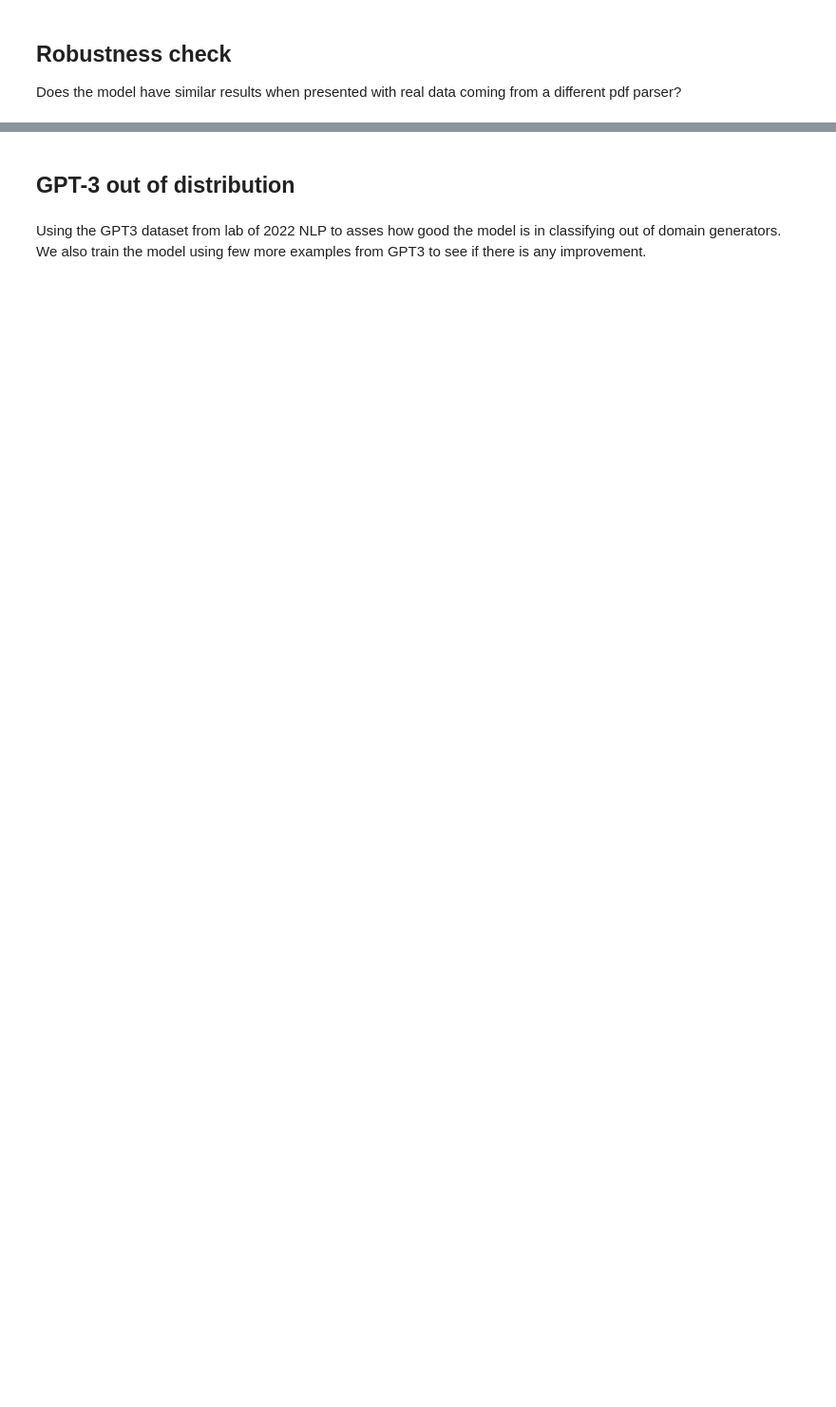
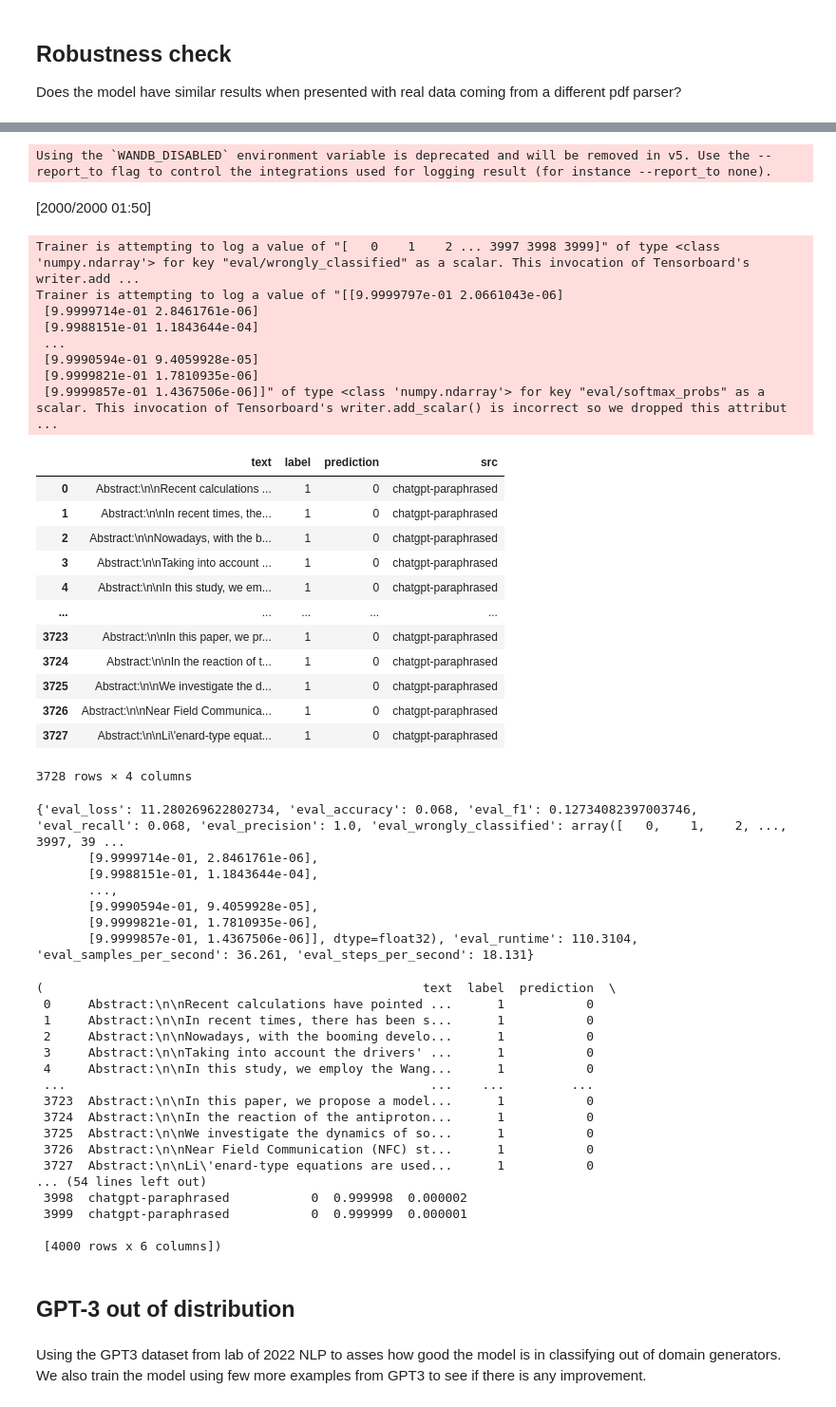
Before and after one commit to qwenzo/-IDMGSP, a Jupyter notebook: classifiers/Galactica/galactica_classification.ipynb, the cells around one changed output, grey strips where cells are left out. Shown at 95% size. Saved outputs shown, nothing was run; the diff lists cells and outputs as text; code cells hidden in the pictures; blank space fills up the shorter version.

```diff
--- a/classifiers/Galactica/galactica_classification.ipynb
+++ b/classifiers/Galactica/galactica_classification.ipynb
@@ -130,3 +126,12 @@ real2022nlp_df = pd.read_csv(os.path.join(DATA_PATH, "data_nlp2022", "realnlp202
+# %%
+from datasets import load_dataset
+def get_test_cc_df():
+  dataset = load_dataset('tum-nlp/IDMGSP', "test-cc")
+  dataset = dataset['test']
+  dataset_df = pd.DataFrame.from_dict(dataset)
+  return dataset_df
+# %%
+test_cc = get_test_cc_df()
 # %%
 train_df[train_df.duplicated()]
 # %% [output]
@@ -707,3 +738,53 @@ Trainer is attempting to log a value of "[[9.9999905e-01 8.7150363e-07]
+# %%
+eval_dataset(df = test_cc, model = model_exper)
+# %% [output]
+Using the `WANDB_DISABLED` environment variable is deprecated and will be removed in v5. Use the --report_to flag to control the integrations used for logging result (for instance --report_to none).
+[2000/2000 01:50]
+Trainer is attempting to log a value of "[   0    1    2 ... 3997 3998 3999]" of type <class 'numpy.ndarray'> for key "eval/wrongly_classified" as a scalar. This invocation of Tensorboard's writer.add ...
+Trainer is attempting to log a value of "[[9.9999797e-01 2.0661043e-06]
+ [9.9999714e-01 2.8461761e-06]
+ [9.9988151e-01 1.1843644e-04]
+ ...
+ [9.9990594e-01 9.4059928e-05]
+ [9.9999821e-01 1.7810935e-06]
+ [9.9999857e-01 1.4367506e-06]]" of type <class 'numpy.ndarray'> for key "eval/softmax_probs" as a scalar. This invocation of Tensorboard's writer.add_scalar() is incorrect so we dropped this attribut ...
+|  | text | label | prediction | src |
+| 0 | Abstract:\n\nRecent calculations ... | 1 | 0 | chatgpt-paraphrased |
+| 1 | Abstract:\n\nIn recent times, the... | 1 | 0 | chatgpt-paraphrased |
+| 2 | Abstract:\n\nNowadays, with the b... | 1 | 0 | chatgpt-paraphrased |
+| 3 | Abstract:\n\nTaking into account ... | 1 | 0 | chatgpt-paraphrased |
+| 4 | Abstract:\n\nIn this study, we em... | 1 | 0 | chatgpt-paraphrased |
+| ... | ... | ... | ... | ... |
+| 3723 | Abstract:\n\nIn this paper, we pr... | 1 | 0 | chatgpt-paraphrased |
+| 3724 | Abstract:\n\nIn the reaction of t... | 1 | 0 | chatgpt-paraphrased |
+| 3725 | Abstract:\n\nWe investigate the d... | 1 | 0 | chatgpt-paraphrased |
+| 3726 | Abstract:\n\nNear Field Communica... | 1 | 0 | chatgpt-paraphrased |
+| 3727 | Abstract:\n\nLi\'enard-type equat... | 1 | 0 | chatgpt-paraphrased |
+3728 rows × 4 columns
+{'eval_loss': 11.280269622802734, 'eval_accuracy': 0.068, 'eval_f1': 0.12734082397003746, 'eval_recall': 0.068, 'eval_precision': 1.0, 'eval_wrongly_classified': array([   0,    1,    2, ..., 3997, 39 ...
+       [9.9999714e-01, 2.8461761e-06],
+       [9.9988151e-01, 1.1843644e-04],
+       ...,
+       [9.9990594e-01, 9.4059928e-05],
+       [9.9999821e-01, 1.7810935e-06],
+       [9.9999857e-01, 1.4367506e-06]], dtype=float32), 'eval_runtime': 110.3104, 'eval_samples_per_second': 36.261, 'eval_steps_per_second': 18.131}
+(                                                   text  label  prediction  \
+ 0     Abstract:\n\nRecent calculations have pointed ...      1           0
+ 1     Abstract:\n\nIn recent times, there has been s...      1           0
+ 2     Abstract:\n\nNowadays, with the booming develo...      1           0
+ 3     Abstract:\n\nTaking into account the drivers' ...      1           0
+ 4     Abstract:\n\nIn this study, we employ the Wang...      1           0
+ ...                                                 ...    ...         ...
+ 3723  Abstract:\n\nIn this paper, we propose a model...      1           0
+ 3724  Abstract:\n\nIn the reaction of the antiproton...      1           0
+ 3725  Abstract:\n\nWe investigate the dynamics of so...      1           0
+ 3726  Abstract:\n\nNear Field Communication (NFC) st...      1           0
+ 3727  Abstract:\n\nLi\'enard-type equations are used...      1           0
+... (54 lines left out)
+ 3998  chatgpt-paraphrased           0  0.999998  0.000002
+ 3999  chatgpt-paraphrased           0  0.999999  0.000001
+
+ [4000 rows x 6 columns])
 # %% [markdown]
 ## GPT-3 out of distribution
 # %% [markdown]
```
Also changed, not shown: parts of 53 cells of this notebook, 5 other files.
